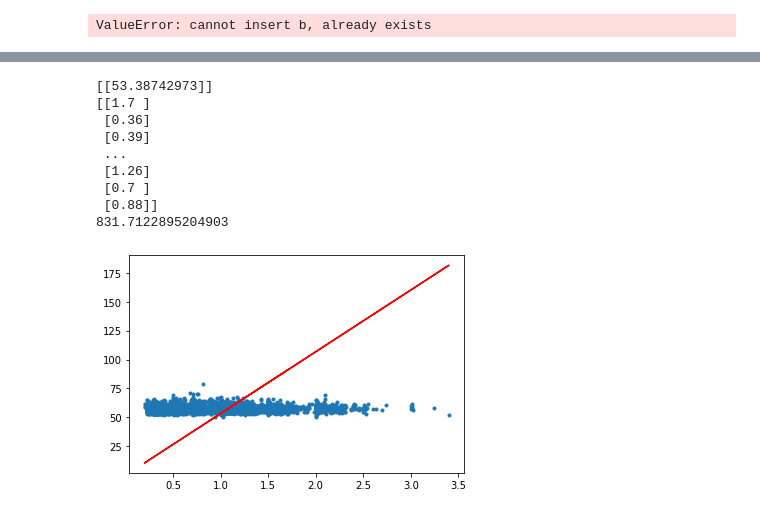
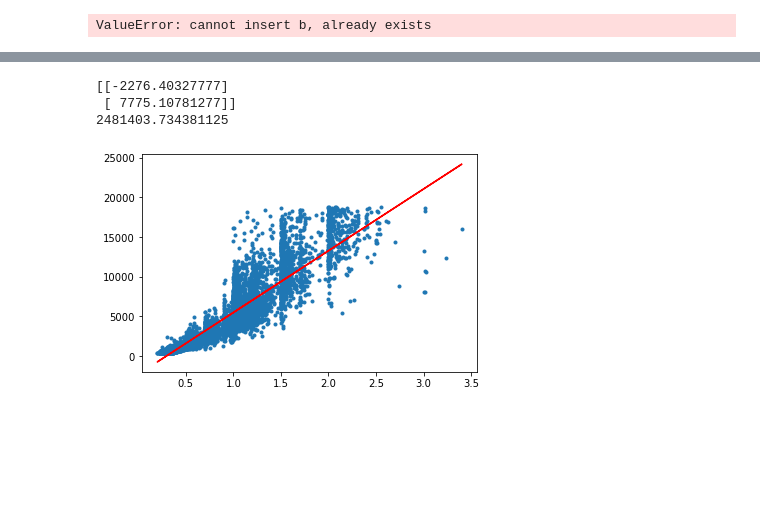
Before and after one commit to Aswathanarayanan/ML, a Jupyter notebook: regressionUni.ipynb, the cells around one changed output, grey strips where cells are left out. Drawn from its saved outputs; the diff is of its cells as text; code cells hidden in the pictures; blank space fills up the shorter version.

```diff
--- a/regressionUni.ipynb
+++ b/regressionUni.ipynb
@@ -210,22 +210,21 @@ class UniLinearRegression():
         return (1/y_test.shape[0])*((y_test - y_pred)**2).sum()
 # %%
 #print(ds)
-x_train=ds.iloc[:int(ds.shape[0]*0.8),1]
-y_train=ds.iloc[:int(ds.shape[0]*0.8),6]
-x_test=ds.iloc[:ds.shape[0]-int(ds.shape[0]*0.8),1]
-y_test=ds.iloc[:ds.shape[0]-int(ds.shape[0]*0.8),6]
-print(x_train)
+x_train=ds.iloc[:int(ds.shape[0]*0.8),:2]
+y_train=ds.iloc[:int(ds.shape[0]*0.8),7]
+x_test=ds.iloc[:ds.shape[0]-int(ds.shape[0]*0.8),:2]
+y_test=ds.iloc[:ds.shape[0]-int(ds.shape[0]*0.8),7]
+#print(y_train)
 
-arr=x_train.values
-x_train=arr.reshape((x_train.shape[0],1))
+# arr=x_train.values
+# x_train=arr.reshape((x_train.shape[0],1))
 
 arr=y_train.values
 y_train=arr.reshape((y_train.shape[0],1))
 
-arr=x_test.values
-x_test=arr.reshape((x_test.shape[0],1))
+# arr=x_test.values
+# x_test=arr.reshape((x_test.shape[0],1))
 
 arr=y_test.values
 y_test=arr.reshape((y_test.shape[0],1))
-#print(x_train)
 # %% [output]
@@ -244,7 +242,0 @@ Name: carat, Length: 42494, dtype: float64
-# %%
-#split test and train data
-x_train=ds.iloc[:int(ds.shape[0]*0.8),0]
-y_train=ds.iloc[:int(ds.shape[0]*0.8),6]
-x_test=ds.iloc[:ds.shape[0]-int(ds.shape[0]*0.8),0]
-y_test=ds.iloc[:ds.shape[0]-int(ds.shape[0]*0.8),6]
-print(x_train)
@@ -264,22 +243,16 @@ Name: carat, Length: 42494, dtype: float64
 # %%
 #w=np.full((x_train.shape[1],1),0.01)
 model=UniLinearRegression()
 #print(y_train.T.shape)
 w=model.closed_form(x_train,y_train)
 print(w)
 y_pred=model.predict(x_test,w)
-print(x_test)
-plt.scatter(x_test,y_test,marker='.')
-plt.plot(x_test,y_pred,color='red')
+#print(x_test)
+plt.scatter(x_test["carat"],y_test,marker='.')
+plt.plot(x_test["carat"],y_pred,color='red')
 print(model.lossfuntion(y_test,y_pred))
 # %% [output]
-[[53.38742973]]
-[[1.7 ]
- [0.36]
- [0.39]
- ...
- [1.26]
- [0.7 ]
- [0.88]]
-831.7122895204903
+[[-2276.40327777]
+ [ 7775.10781277]]
+2481403.734381125
-[figure, old version]
+[figure, new version]
```
Also changed, not shown: parts of 2 cells of this notebook.
